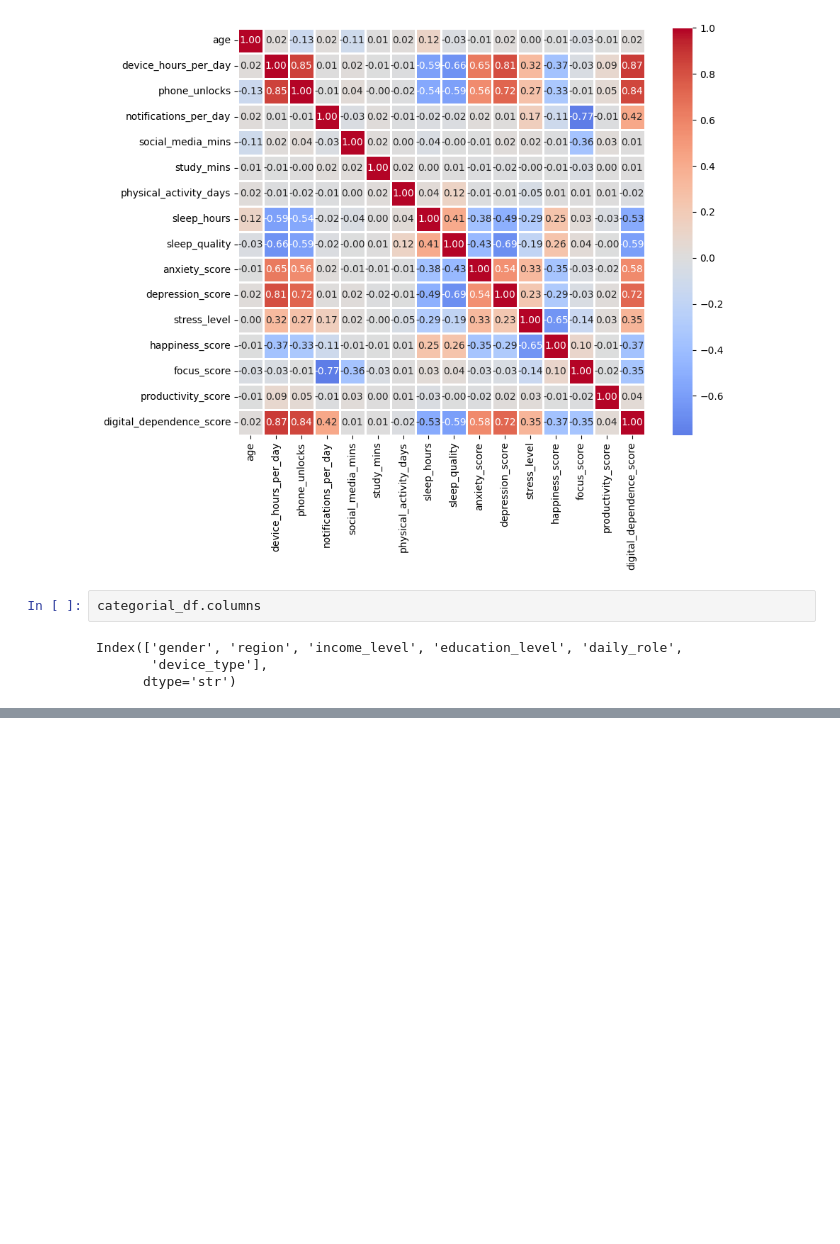
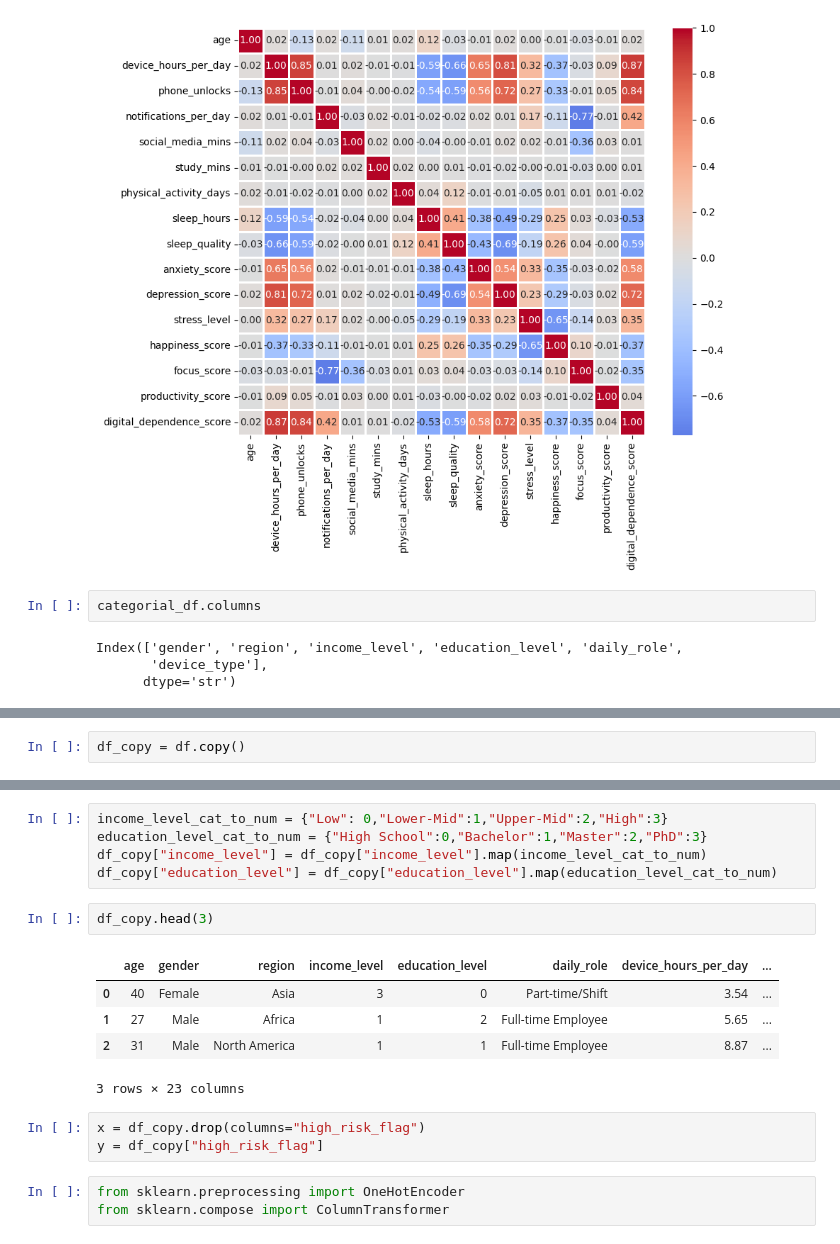
Before and after one commit to debjit11/Mental-Health-Prediction, a Jupyter notebook: main.ipynb, the cells around one changed output, grey strips where cells are left out. Cells and saved outputs as stored; diff of their text form; blank space fills up the shorter version.

```diff
--- a/main.ipynb
+++ b/main.ipynb
@@ -328,0 +288,2 @@ df.head()
+# %%
+df_copy = df.copy()
@@ -328,0 +308,19 @@ df.head()
+# %%
+income_level_cat_to_num = {"Low": 0,"Lower-Mid":1,"Upper-Mid":2,"High":3}
+education_level_cat_to_num = {"High School":0,"Bachelor":1,"Master":2,"PhD":3}
+df_copy["income_level"] = df_copy["income_level"].map(income_level_cat_to_num)
+df_copy["education_level"] = df_copy["education_level"].map(education_level_cat_to_num)
+# %%
+df_copy.head(3)
+# %% [output]
+|  | age | gender | region | income_level | education_level | daily_role | device_hours_per_day | ... |
+| 0 | 40 | Female | Asia | 3 | 0 | Part-time/Shift | 3.54 | ... |
+| 1 | 27 | Male | Africa | 1 | 2 | Full-time Employee | 5.65 | ... |
+| 2 | 31 | Male | North America | 1 | 1 | Full-time Employee | 8.87 | ... |
+3 rows × 23 columns
+# %%
+x = df_copy.drop(columns="high_risk_flag")
+y = df_copy["high_risk_flag"]
+# %%
+from sklearn.preprocessing import OneHotEncoder
+from sklearn.compose import ColumnTransformer
```
Also changed, not shown: parts of 18 cells of this notebook.
